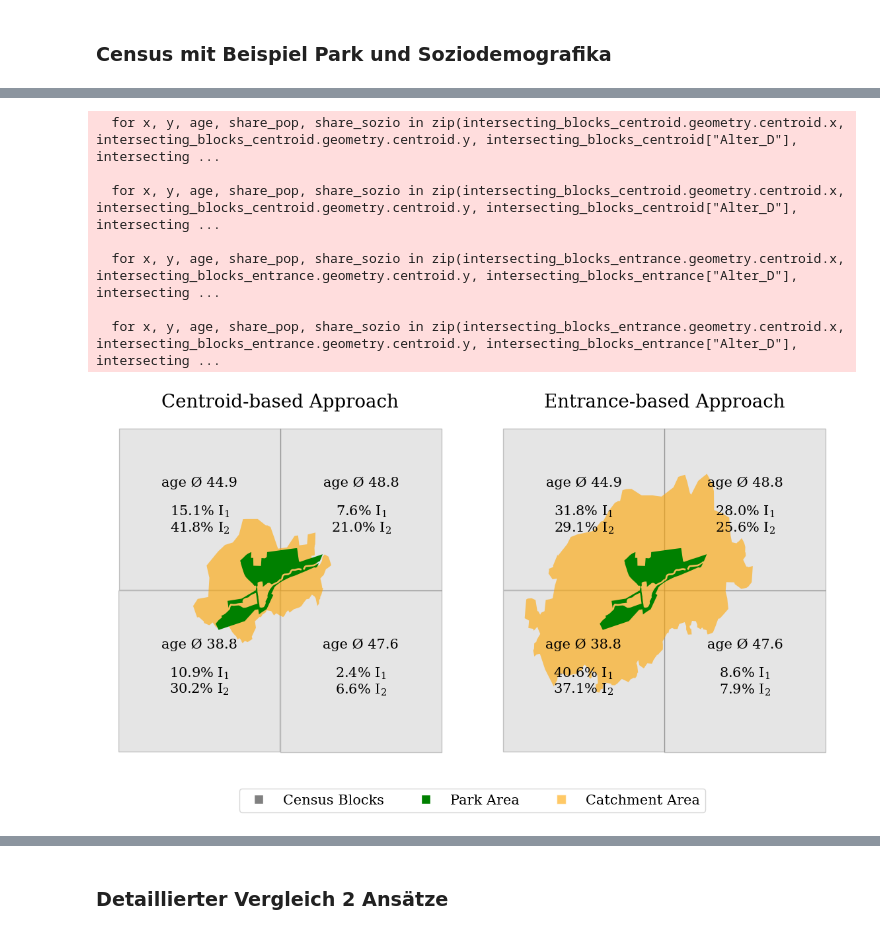
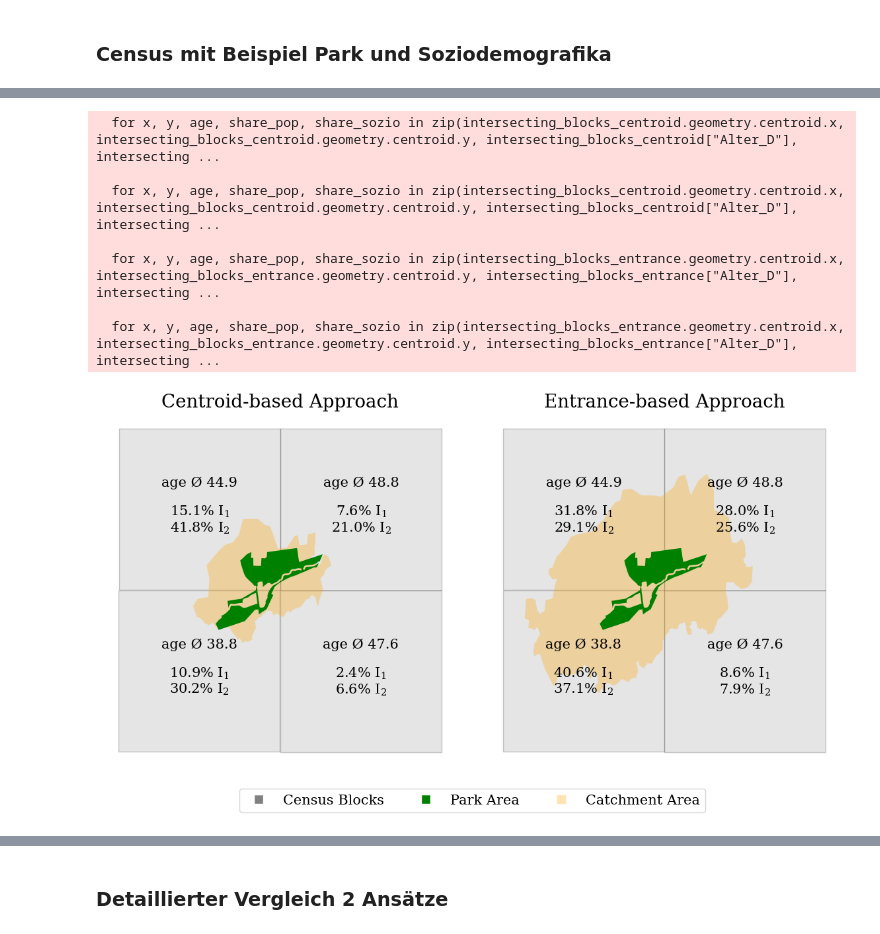
Before and after one commit to NicoLanghans/Master-Thesis, a Jupyter notebook: visualizations/maps.ipynb, the cells around one changed output, grey strips where cells are left out. Saved outputs shown, nothing was run; the diff lists cells and outputs as text; code cells hidden in the pictures.

```diff
--- a/visualizations/maps.ipynb
+++ b/visualizations/maps.ipynb
@@ -314,7 +354,7 @@ font_size = 15
 
 # Plotting Centroid Approach Data
 intersecting_blocks_centroid.plot(ax=ax[0], facecolor = 'grey', edgecolor = 'black', alpha = 0.2, label = 'Census Blocks')
-catchment_centroid_park_df.plot(ax=ax[0],facecolor = 'orange',alpha = 0.6, label = 'Catchment Area')
+catchment_centroid_park_df.plot(ax=ax[0],facecolor = 'orange',alpha = 0.3, label = 'Catchment Area')
 park_area.plot(ax=ax[0], facecolor = 'green', label = "Park")
 ax[0].set_title('Centroid-based Approach',fontsize = 20, fontfamily ='serif')
 
@@ -325,38 +365,38 @@ for x, y, age, share_pop, share_sozio in zip(intersecting_blocks_centroid.geomet
 
 # Plotting Entrance Approach Data
 intersecting_blocks_entrance.plot(ax=ax[1], facecolor = 'grey', edgecolor = 'black', alpha = 0.2, label = 'Census Blocks')
-catchment_entrance_park_df.plot(ax=ax[1],facecolor = 'orange',alpha = 0.6, label = 'Catchment Area')
+catchment_entrance_park_df.plot(ax=ax[1],facecolor = 'orange',alpha = 0.3, label = 'Catchment Area')
 park_area.plot(ax=ax[1], facecolor = 'green', label = "Park")
 ax[1].set_title('Entrance-based Approach',fontsize = 20, fontfamily ='serif')
 
 for x, y, age, share_pop, share_sozio in zip(intersecting_blocks_entrance.geometry.centroid.x, intersecting_blocks_entrance.geometry.centroid.y, intersecting_blocks_entrance["Alter_D"], intersecting_blocks_entrance["share_overlap_pop"],intersecting_blocks_entrance["share_overlap_sozio"]):
     ax[1].text(x, y+0.0015, "age Ø "+str(age),font =FontProperties(family='serif', size = font_size), ha='center', va='center')
     ax[1].text(x, y-0.00009, str(share_pop) + "% "+ "$\mathregular{I_1}$", font =FontProperties(family='serif', size = font_size), ha='center', va='center')
     ax[1].text(x, y-0.001, str(share_sozio) + "% "+ "$\mathregular{I_2}$", font =FontProperties(family='serif', size = font_size), ha='center', va='center')
 
 
 # Legend configurations
 legend_elements = [
     Line2D([0], [0], marker='s', color='w', markerfacecolor='grey',  markersize=10, label='Census Blocks'),
     Line2D([0], [0], marker='s', color='w', markerfacecolor='green', markersize=10, label='Park Area'),
-    Line2D([0], [0], marker='s', color='w', markerfacecolor='orange', alpha = 0.6 ,markersize=10, label='Catchment Area')
+    Line2D([0], [0], marker='s', color='w', markerfacecolor='orange', alpha = 0.3 ,markersize=10, label='Catchment Area')
 ]
 
 fig.legend(handles=legend_elements, loc='lower center', prop = FontProperties(family='serif', size = 15),ncol=3)
 ax[0].set_axis_off()
 ax[1].set_axis_off()
 
 plt.subplots_adjust(wspace = -0.4)
 plt.savefig('census_catchment_calculation.png', bbox_inches='tight')
 # %% [output]
   for x, y, age, share_pop, share_sozio in zip(intersecting_blocks_centroid.geometry.centroid.x, intersecting_blocks_centroid.geometry.centroid.y, intersecting_blocks_centroid["Alter_D"], intersecting ...
 
   for x, y, age, share_pop, share_sozio in zip(intersecting_blocks_centroid.geometry.centroid.x, intersecting_blocks_centroid.geometry.centroid.y, intersecting_blocks_centroid["Alter_D"], intersecting ...
 
   for x, y, age, share_pop, share_sozio in zip(intersecting_blocks_entrance.geometry.centroid.x, intersecting_blocks_entrance.geometry.centroid.y, intersecting_blocks_entrance["Alter_D"], intersecting ...
 
   for x, y, age, share_pop, share_sozio in zip(intersecting_blocks_entrance.geometry.centroid.x, intersecting_blocks_entrance.geometry.centroid.y, intersecting_blocks_entrance["Alter_D"], intersecting ...
-[figure, old version]
+[figure, new version]
 # %%
 entrance_intersection
 test = entrance_intersection[entrance_intersection["name"] == park_name]
```
Also changed, not shown: parts of 7 cells of this notebook, 2 other files.
